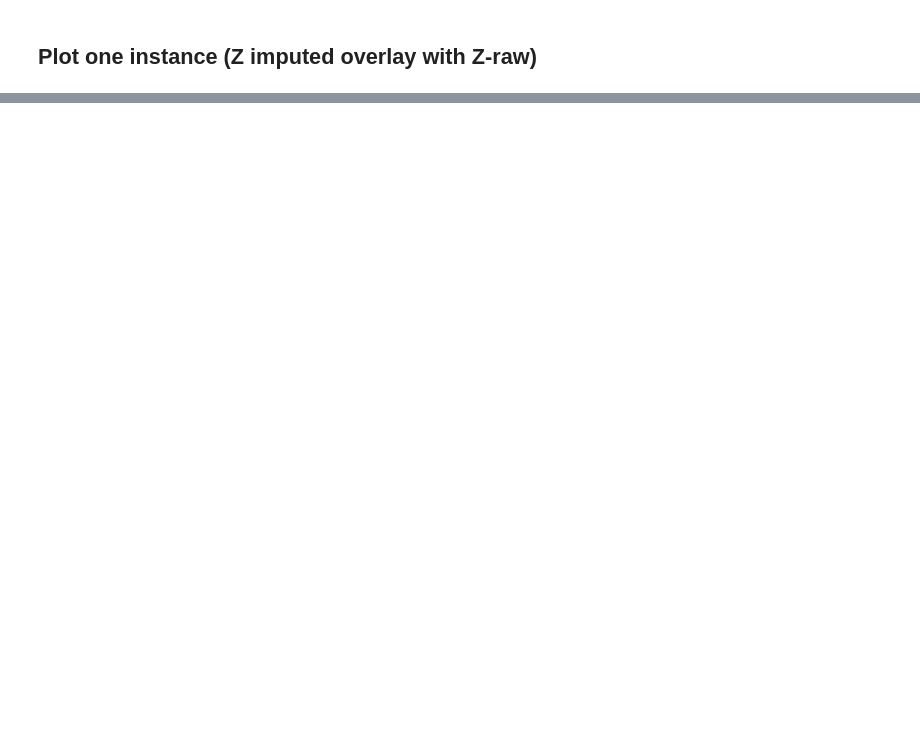
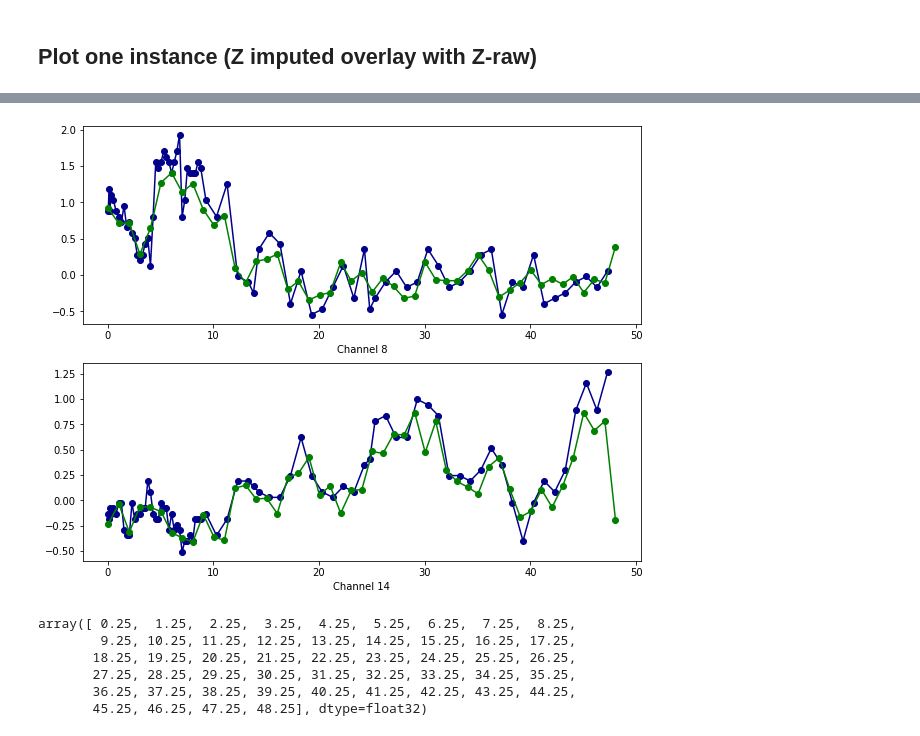
Before and after one commit to BorgwardtLab/Imputing_Signatures, a Jupyter notebook: notebooks/testing_gp_sig_adapter_padding.ipynb, the cells around one changed output, grey strips where cells are left out. Saved outputs shown, nothing was run; the diff lists cells and outputs as text; code cells hidden in the pictures; blank space fills up the shorter version.

```diff
--- a/notebooks/testing_gp_sig_adapter_padding.ipynb
+++ b/notebooks/testing_gp_sig_adapter_padding.ipynb
@@ -400,0 +485,15 @@ class GP_Sig(nn.Module):
+# %%
+plot_instance(1, Z, Z_raw, test_inputs,
+              test_indices, inputs, indices,
+              values, show_channels=[8,14], show_type=['input', 'gp_reshaped'])
+# %% [output]
+[figure, added]
+# %%
+np.unique(test_inputs_first)
+# %% [output]
+array([ 0.25,  1.25,  2.25,  3.25,  4.25,  5.25,  6.25,  7.25,  8.25,
+        9.25, 10.25, 11.25, 12.25, 13.25, 14.25, 15.25, 16.25, 17.25,
+       18.25, 19.25, 20.25, 21.25, 22.25, 23.25, 24.25, 25.25, 26.25,
+       27.25, 28.25, 29.25, 30.25, 31.25, 32.25, 33.25, 34.25, 35.25,
+       36.25, 37.25, 38.25, 39.25, 40.25, 41.25, 42.25, 43.25, 44.25,
+       45.25, 46.25, 47.25, 48.25], dtype=float32)
```
Also changed, not shown: parts of 23 cells of this notebook.
